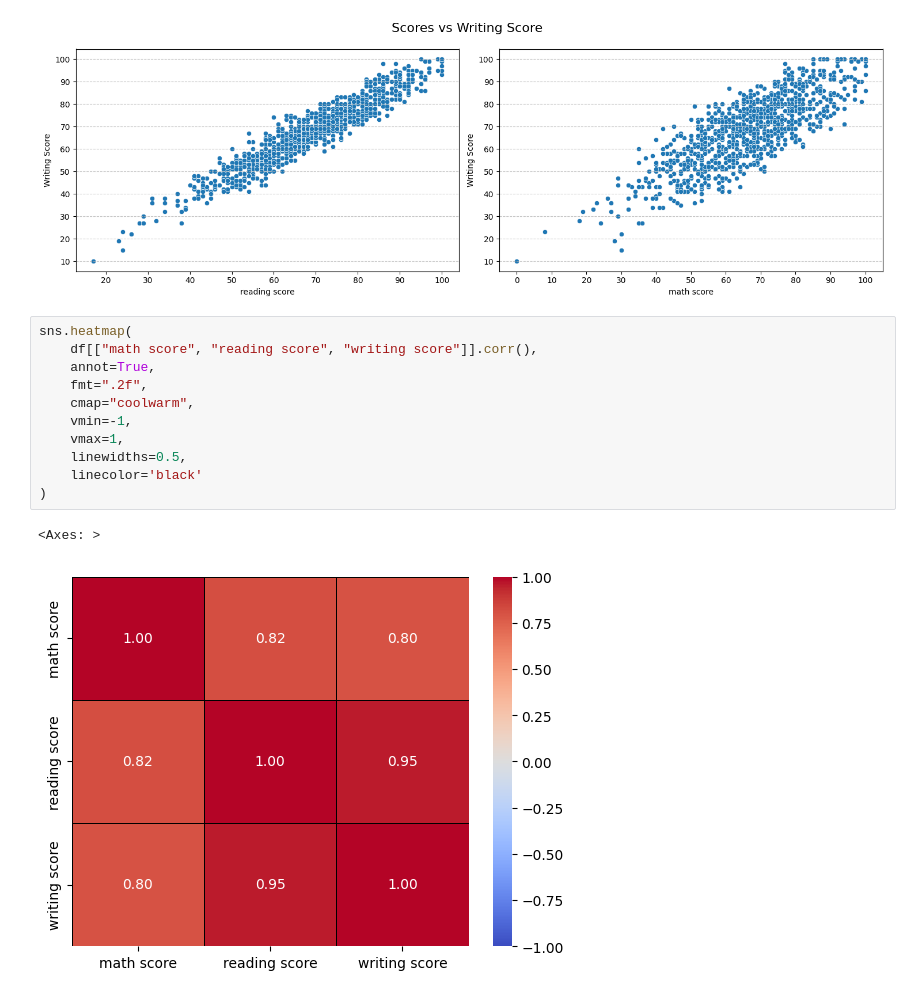
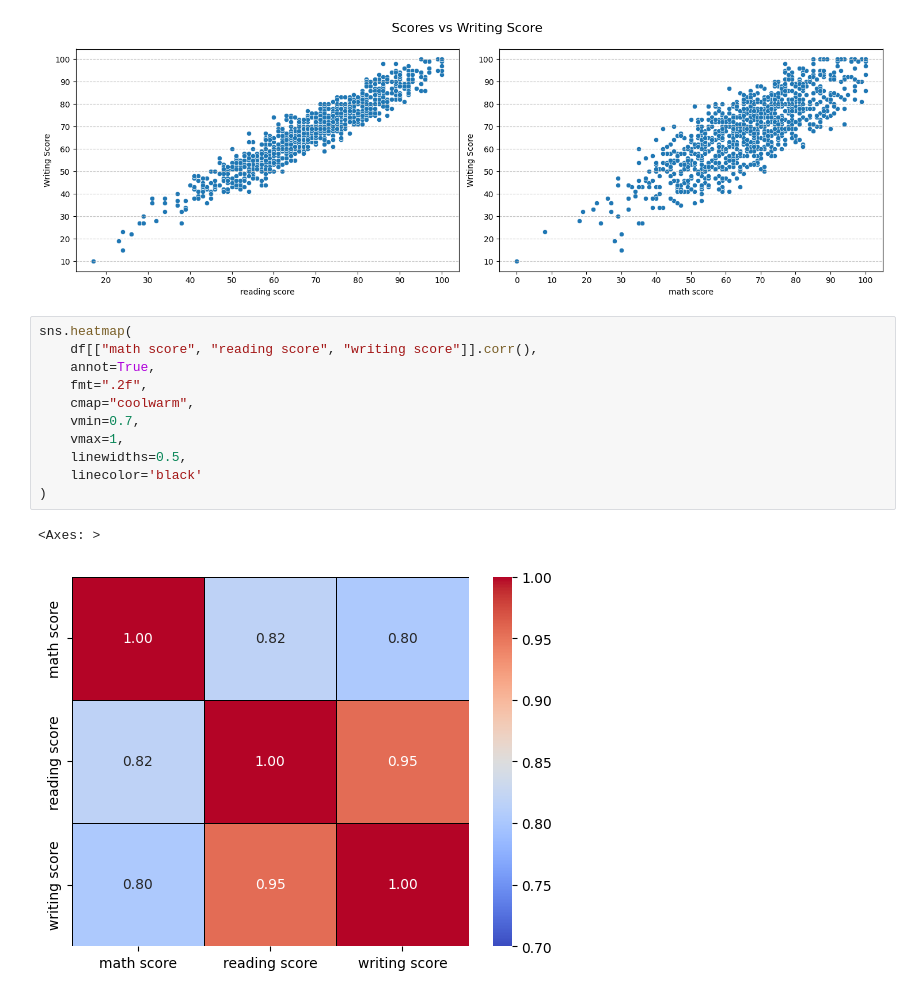
Before and after one commit to andreas-ols1/opti-ml-unibo, a Jupyter notebook: notebooks/01_data_exploration.ipynb, the cells around one changed output. Cells and saved outputs as stored; diff of their text form.

```diff
--- a/notebooks/01_data_exploration.ipynb
+++ b/notebooks/01_data_exploration.ipynb
@@ -169,14 +145,14 @@ for ax, col in zip(axes, ["reading score", "math score"]):
 # %%
 sns.heatmap(
     df[["math score", "reading score", "writing score"]].corr(),
     annot=True,
     fmt=".2f",
     cmap="coolwarm",
-    vmin=-1,
+    vmin=0.7,
     vmax=1,
     linewidths=0.5,
     linecolor='black'
 )
 # %% [output]
 <Axes: >
-[figure, old version]
+[figure, new version]
```
Also changed, not shown: parts of 6 cells of this notebook.
